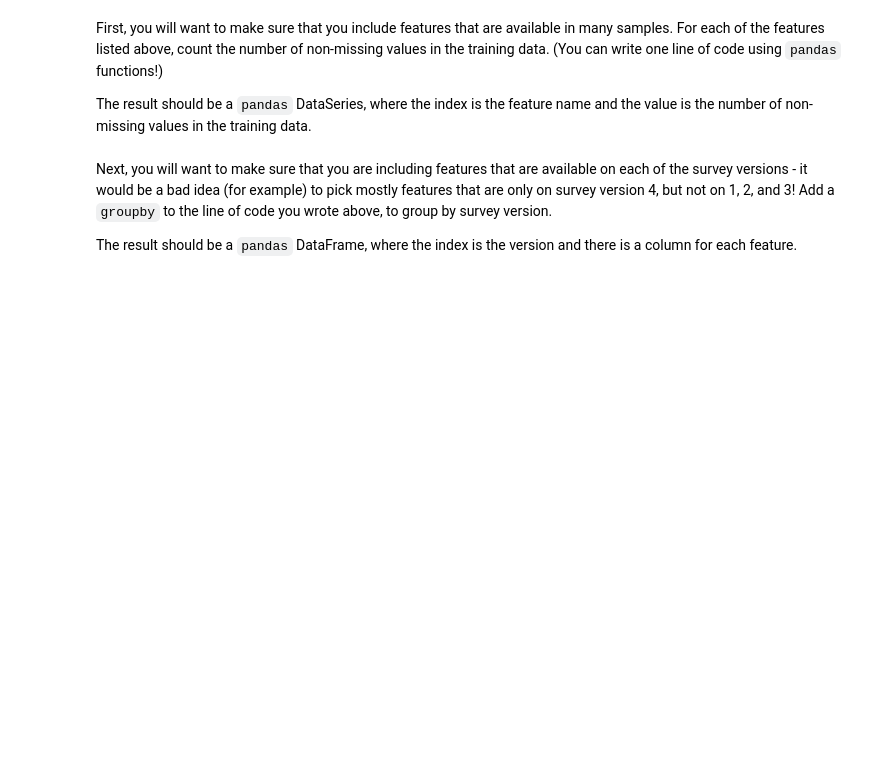
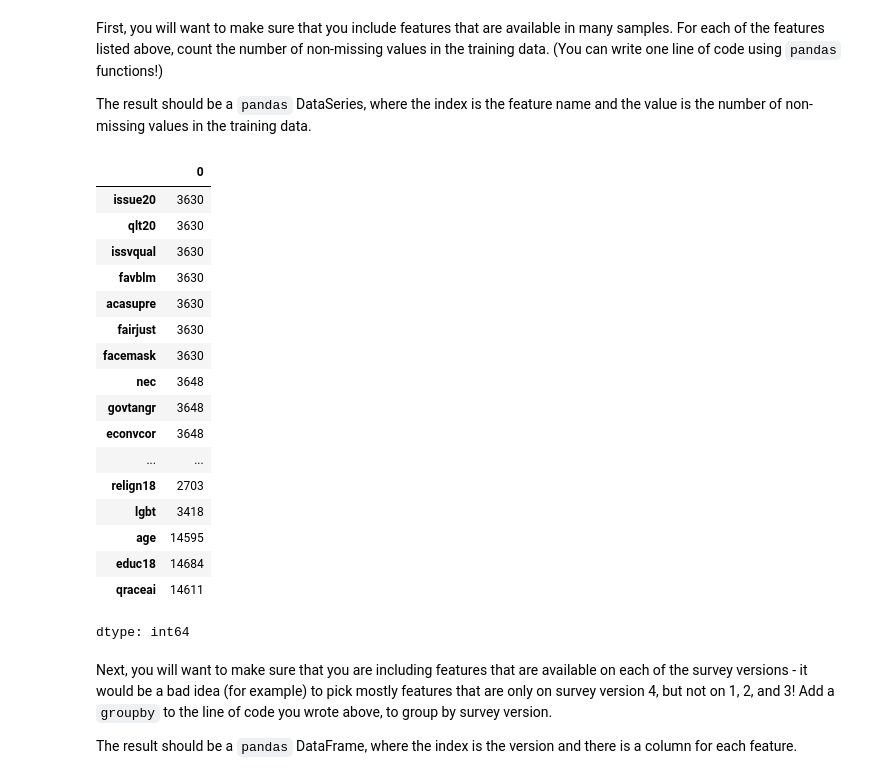
Before and after one commit to sanchoo1/coo, a Jupyter notebook: notebooks/6-knn-voter-classification-2020-hw.ipynb, the cells around one changed output. Cells and saved outputs as stored; diff of their text form; code cells hidden in the pictures; blank space fills up the shorter version.

```diff
--- a/notebooks/6-knn-voter-classification-2020-hw.ipynb
+++ b/notebooks/6-knn-voter-classification-2020-hw.ipynb
@@ -964,7 +1151,26 @@ First, you will want to make sure that you include features that are available i
 The result should be a `pandas` DataSeries, where the index is the feature name and the value is the number of non-missing values in the training data.
 # %%
 # TODO - count number of non-missing values per feature
-# non_nan = ...
+non_nan = df[features].notna().sum()
+# %% [output]
+|  | 0 |
+| issue20 | 3630 |
+| qlt20 | 3630 |
+| issvqual | 3630 |
+| favblm | 3630 |
+| acasupre | 3630 |
+| fairjust | 3630 |
+| facemask | 3630 |
+| nec | 3648 |
+| govtangr | 3648 |
+| econvcor | 3648 |
+| ... | ... |
+| relign18 | 2703 |
+| lgbt | 3418 |
+| age | 14595 |
+| educ18 | 14684 |
+| qraceai | 14611 |
+dtype: int64
 # %% [markdown]
 Next, you will want to make sure that you are including features that are available on each of the survey versions - it would be a bad idea (for example) to pick mostly features that are only on survey version 4, but not on 1, 2, and 3! Add a `groupby` to the line of code you wrote above, to group by survey version.
 
```
Also changed, not shown: parts of 42 cells of this notebook.
